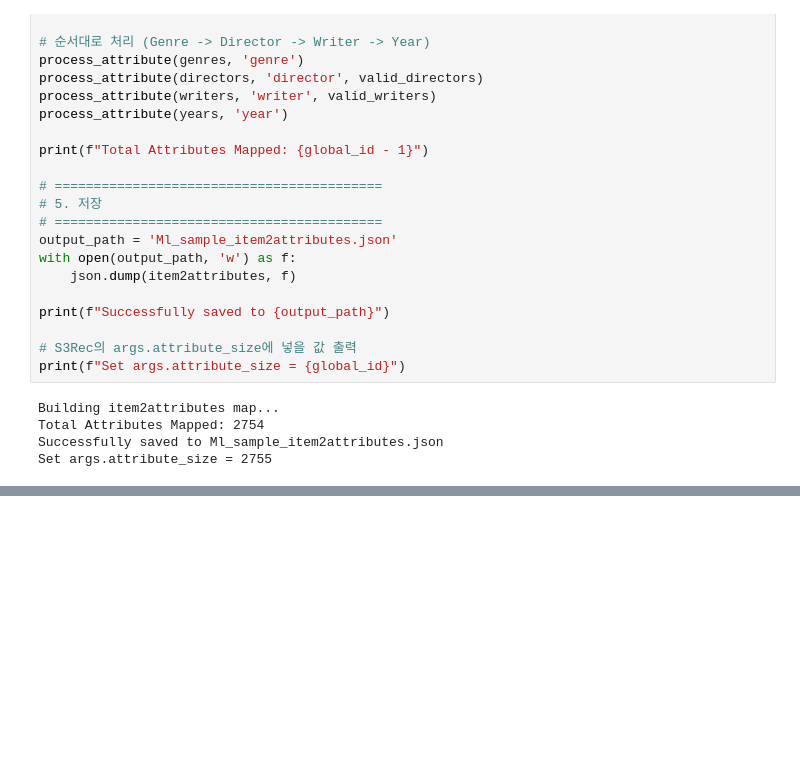
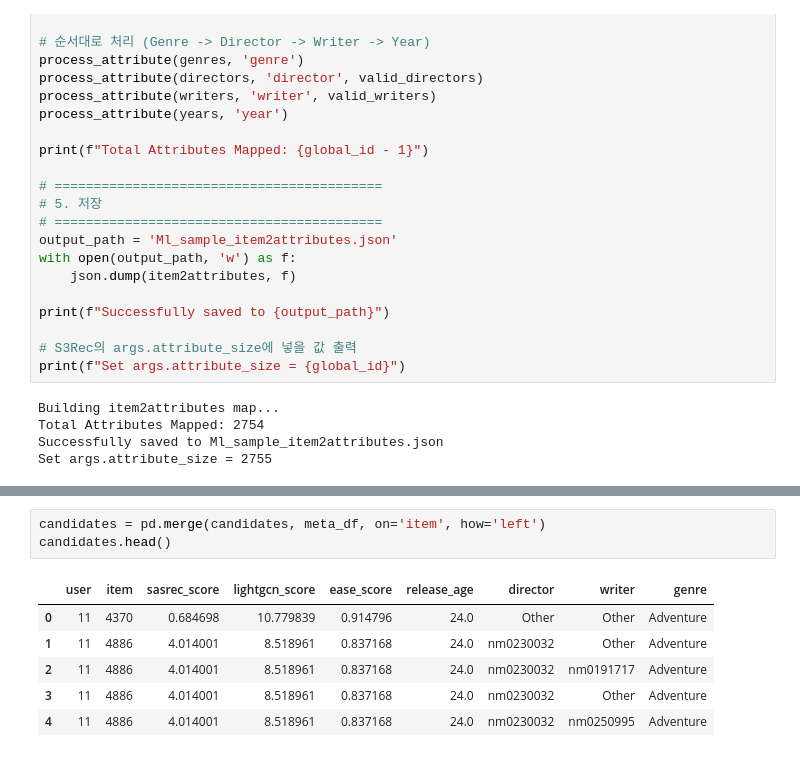
Before and after one commit to monxpronx/Recsys-movierecommendation, a Jupyter notebook: code/EDA.ipynb, the cells around one changed output, grey strips where cells are left out. Saved outputs shown, nothing was run; the diff lists cells and outputs as text; blank space fills up the shorter version.

```diff
--- a/code/EDA.ipynb
+++ b/code/EDA.ipynb
@@ -440,0 +498,10 @@ Set args.attribute_size = 2755
+# %%
+candidates = pd.merge(candidates, meta_df, on='item', how='left')
+candidates.head()
+# %% [output]
+|  | user | item | sasrec_score | lightgcn_score | ease_score | release_age | director | writer | genre |
+| 0 | 11 | 4370 | 0.684698 | 10.779839 | 0.914796 | 24.0 | Other | Other | Adventure |
+| 1 | 11 | 4886 | 4.014001 | 8.518961 | 0.837168 | 24.0 | nm0230032 | Other | Adventure |
+| 2 | 11 | 4886 | 4.014001 | 8.518961 | 0.837168 | 24.0 | nm0230032 | nm0191717 | Adventure |
+| 3 | 11 | 4886 | 4.014001 | 8.518961 | 0.837168 | 24.0 | nm0230032 | Other | Adventure |
+| 4 | 11 | 4886 | 4.014001 | 8.518961 | 0.837168 | 24.0 | nm0230032 | nm0250995 | Adventure |
```
Also changed, not shown: parts of 9 cells of this notebook, 6 other files.
